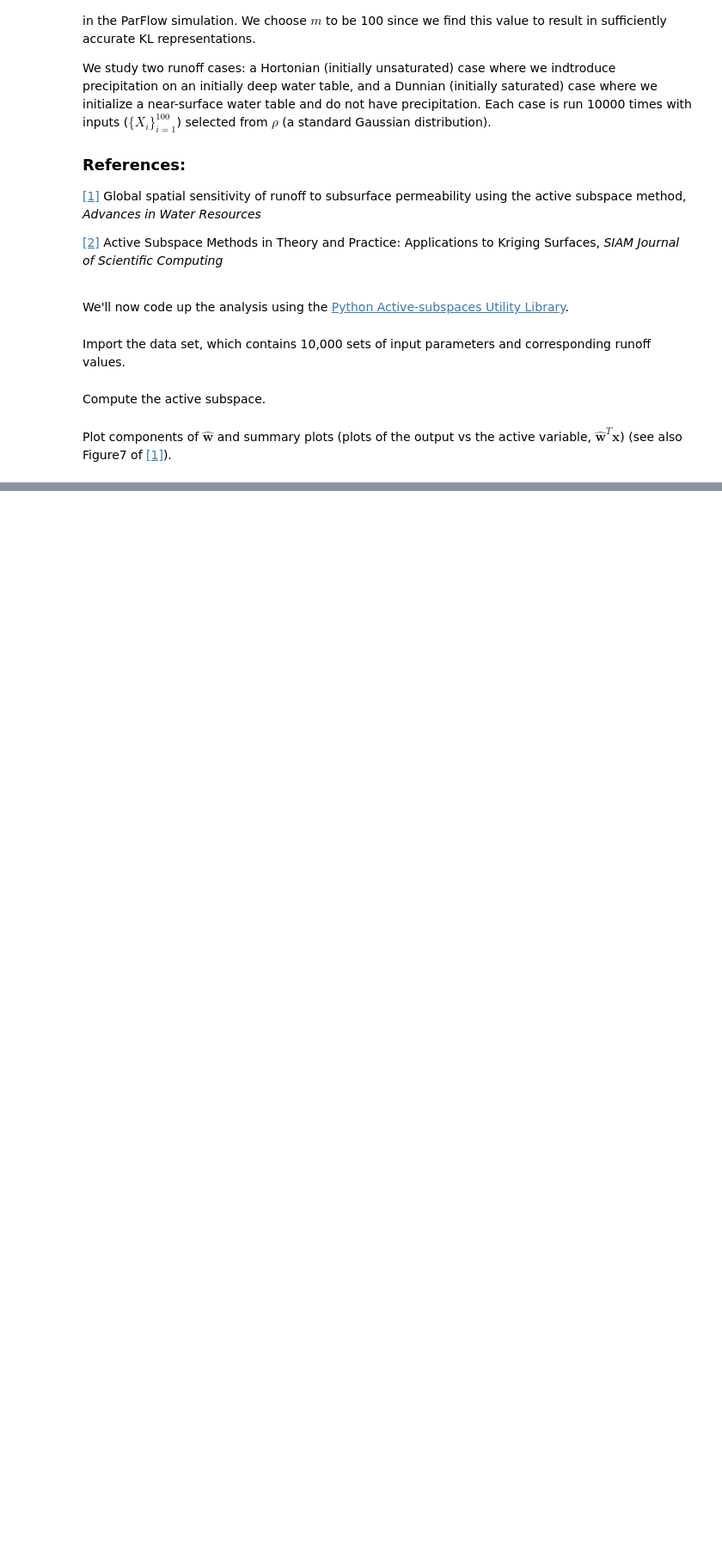
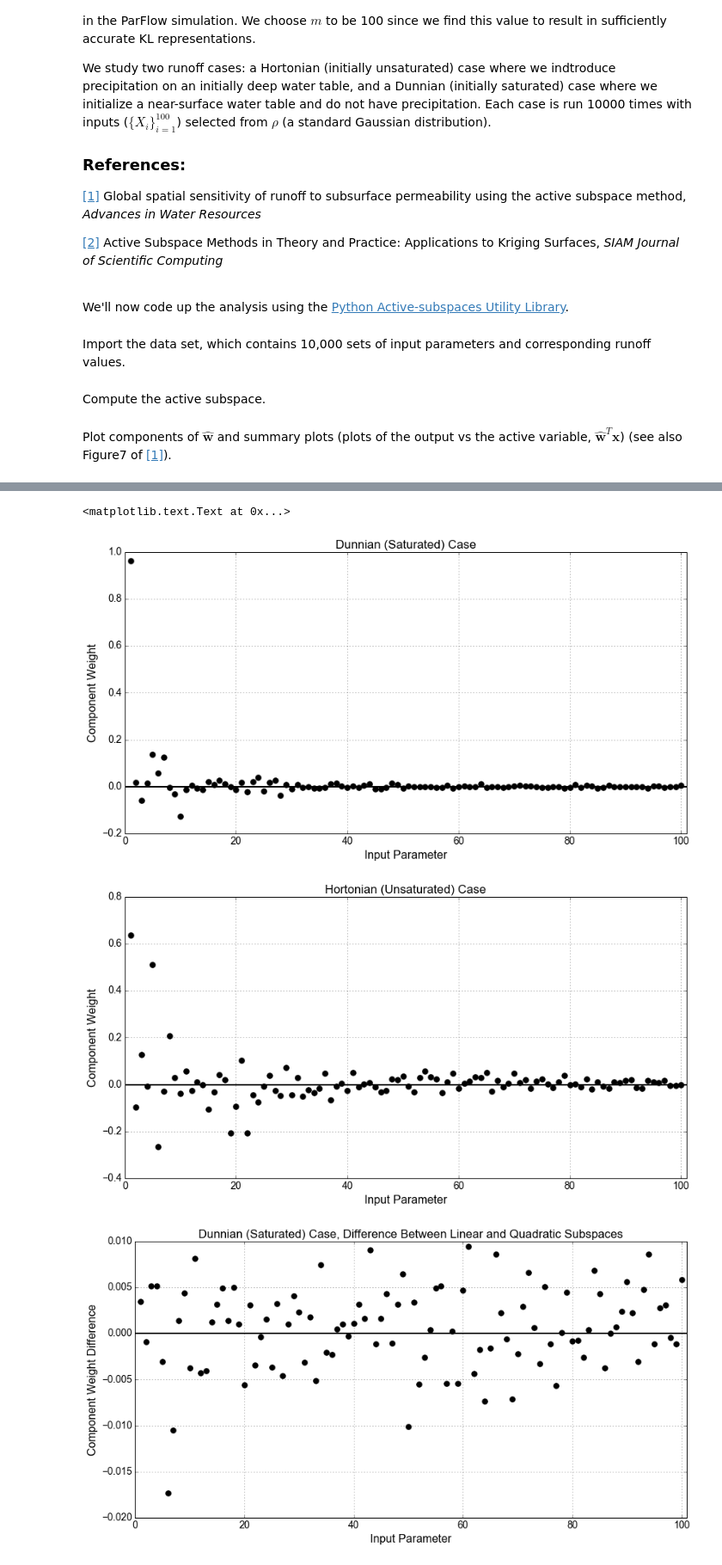
Before and after one commit to paulcon/as-data-sets, a Jupyter notebook: Subsurface_Permeability/Subsurface_permeability.ipynb, the cells around one changed output, grey strips where cells are left out. Shown at 86% size. Saved outputs shown, nothing was run; the diff lists cells and outputs as text; code cells hidden in the pictures; blank space fills up the shorter version.

```diff
--- a/Subsurface_Permeability/Subsurface_permeability.ipynb
+++ b/Subsurface_Permeability/Subsurface_permeability.ipynb
@@ -141,0 +170,48 @@ Overall, active subspaces have helped us in characterizing runoff sensitivity to
+# %%
+ss_quad_sat.partition(1); ss_quad_unsat.partition(1)
+
+#saturated case
+plt.figure(figsize=(14, 7))
+plt.xlim((0, 101))
+plt.plot(np.arange(1, 101), ss_quad_sat.W1, 'ko', markersize=8)
+plt.hlines(0, plt.gca().get_xlim()[0], plt.gca().get_xlim()[1], linewidth=2)
+plt.grid(True)
+plt.xlabel('Input Parameter', fontsize=16)
+plt.ylabel('Component Weight', fontsize=16)
+plt.title(out_labels[0])
+
+#unsaturated case
+plt.figure(figsize=(14, 7))
+plt.xlim((0, 101))
+plt.plot(np.arange(1, 101), ss_quad_unsat.W1, 'ko', markersize=8)
+plt.hlines(0, plt.gca().get_xlim()[0], plt.gca().get_xlim()[1], linewidth=2)
+plt.grid(True)
+plt.xlabel('Input Parameter', fontsize=16)
+plt.ylabel('Component Weight', fontsize=16)
+plt.title(out_labels[1])
+
+#The difference between linear and quadratic cases
+#saturated case
+plt.figure(figsize=(14, 7))
+plt.xlim((0, 101))
+plt.plot(np.arange(1, 101), ss_quad_sat.W1 - ss_sat.W1, 'ko', markersize=8)
+plt.hlines(0, plt.gca().get_xlim()[0], plt.gca().get_xlim()[1], linewidth=2)
+plt.grid(True)
+plt.xlabel('Input Parameter', fontsize=16)
+plt.ylabel('Component Weight Difference', fontsize=16)
+plt.title(out_labels[0] + ', Difference Between Linear and Quadratic Subspaces')
+
+#unsaturated case
+plt.figure(figsize=(14, 7))
+plt.xlim((0, 101))
+plt.plot(np.arange(1, 101), ss_quad_unsat.W1 - ss_unsat.W1, 'ko', markersize=8)
+plt.hlines(0, plt.gca().get_xlim()[0], plt.gca().get_xlim()[1], linewidth=2)
+plt.grid(True)
+plt.xlabel('Input Parameter', fontsize=16)
+plt.ylabel('Component Weight Difference', fontsize=16)
+plt.title(out_labels[1] + ', Difference Between Linear and Quadratic Subspaces')
+# %% [output]
+<matplotlib.text.Text at 0x...>
+[figure, added]
+[figure, added]
+[figure, added]
```
Also changed, not shown: parts of 10 cells of this notebook.
